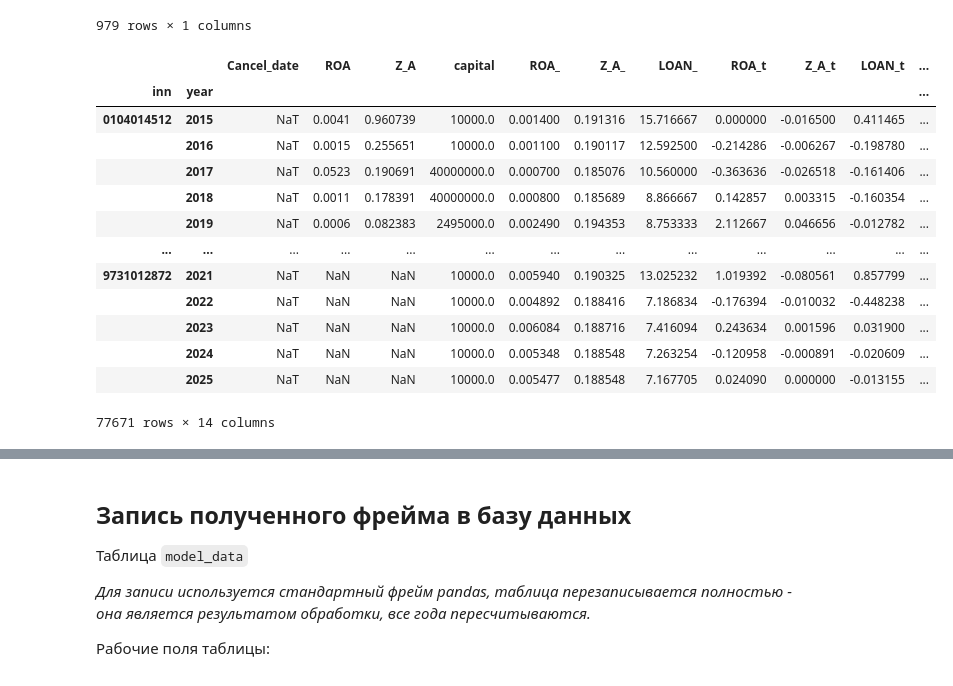
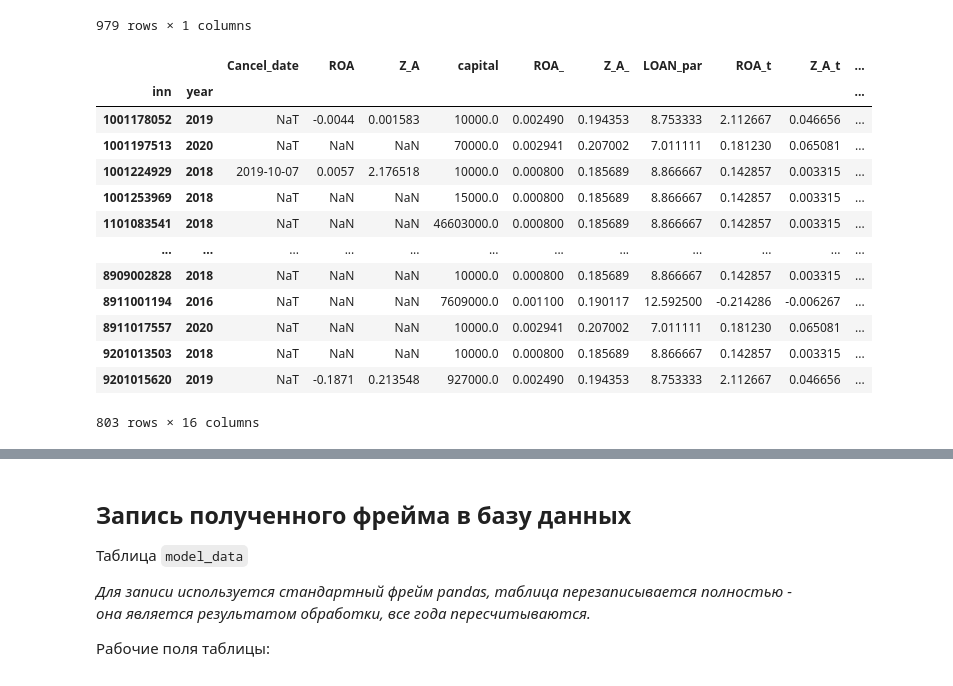
Before and after one commit to amsergeev/AIGK_j, a Jupyter notebook: BNKRPT_MODEL/bankrupt_prob_prepare.ipynb, the cells around one changed output, grey strips where cells are left out. Saved outputs shown, nothing was run; the diff lists cells and outputs as text; code cells hidden in the pictures.

```diff
--- a/BNKRPT_MODEL/bankrupt_prob_prepare.ipynb
+++ b/BNKRPT_MODEL/bankrupt_prob_prepare.ipynb
@@ -694,7 +692,7 @@ ppp=pdf_sp.unstack().loc[idx[:], idx['capital', :]].bfill(axis=1).ffill(axis=1).
 
 pdf_sp['capital']=ppp
 pdf_sp=pdf_sp.loc[idx[ppp.index.get_level_values(0).unique()]]
-pdf_sp['Y']=0
+
 pdf_sp
 # %% [output]
 |  |  | Cancel_date | ROA | Z_A | capital | ROA_ | Z_A_ | LOAN_ | ROA_t | Z_A_t | LOAN_t | ... |
@@ -713,0 +757,24 @@ pdf_sp
+# %%
+lstInn=['0107030022', '0107030777', '0225010632'] # фильтр по компаниям - для удобства контроля, для минимизации вывода
+
+iForeYear=2020 # первый прогнозный год - можгно поменять
+iLastYear=pdf_sp.index.get_level_values('year').unique().tolist()[-1] # последний прогнозный год - из фрейма
+
+lstCalcPars=['ROA_par', 'Z_A_par'] # поля параметров - итоговые поля для записи в базу данных
+lstSrcPars=['ROA', 'Z_A'] # фактические поля, из базы данных SPARK
+lstAddPars=['ROA_d', 'Z_A_d'] # поля с расчитанными приростами
+
+lstForeYears=list(range(iForeYear, iLastYear+1)) # список прогнозных годов
+lstWorkYears=[iForeYear-1, ] + lstForeYears # список прогнозных годов с последним фактическим
+
+pdf_sp[lstCalcPars]=pdf_sp[lstSrcPars] # записываем фактические значения в окончательные (прогнозные года будут пустыми)
+
+idx = pd.IndexSlice
+
+# записываем в прогнозные года значения приростов для последующей кумулятивной суммы
+pdf_sp.loc[idx[:, lstForeYears], idx[lstCalcPars]]=pdf_sp.loc[idx[:, lstForeYears], idx[lstAddPars]].values
+
+# в параметрических полях считаем кумулятивную сумму по прогнозным годам с группировкой по компаниям (индекс inn, level = 0)
+pdf_sp.loc[idx[:, lstForeYears], idx[lstCalcPars]]=pdf_sp.loc[idx[:, lstWorkYears], idx[lstCalcPars]].groupby(level=0)[lstCalcPars].cumsum()
+pdf_sp=pdf_sp.rename(columns={'LOAN_':'LOAN_par'})
+pdf_sp.loc[idx[lstInn, :], idx[:]]
@@ -737,21 +823,22 @@ pdf_bnkrpt
 | 9710001358 | 2020 | 1 |
 979 rows × 1 columns
 # %%
+# pdf_sp['Y']=0
 pdf_sp['Y']=pdf_bnkrpt
 pdf_sp['Y'].fillna(0, inplace=True)
-pdf_sp
+pdf_sp[pdf_sp['Y']==1]
 # %% [output]
-|  |  | Cancel_date | ROA | Z_A | capital | ROA_ | Z_A_ | LOAN_ | ROA_t | Z_A_t | LOAN_t | ... |
-| inn | year |  |  |  |  |  |  |  |  |  |  | ... |
-| 0104014512 | 2015 | NaT | 0.0041 | 0.960739 | 10000.0 | 0.001400 | 0.191316 | 15.716667 | 0.000000 | -0.016500 | 0.411465 | ... |
-|  | 2016 | NaT | 0.0015 | 0.255651 | 10000.0 | 0.001100 | 0.190117 | 12.592500 | -0.214286 | -0.006267 | -0.198780 | ... |
-|  | 2017 | NaT | 0.0523 | 0.190691 | 40000000.0 | 0.000700 | 0.185076 | 10.560000 | -0.363636 | -0.026518 | -0.161406 | ... |
-|  | 2018 | NaT | 0.0011 | 0.178391 | 40000000.0 | 0.000800 | 0.185689 | 8.866667 | 0.142857 | 0.003315 | -0.160354 | ... |
-|  | 2019 | NaT | 0.0006 | 0.082383 | 2495000.0 | 0.002490 | 0.194353 | 8.753333 | 2.112667 | 0.046656 | -0.012782 | ... |
-| ... | ... | ... | ... | ... | ... | ... | ... | ... | ... | ... | ... | ... |
-| 9731012872 | 2021 | NaT | NaN | NaN | 10000.0 | 0.005940 | 0.190325 | 13.025232 | 1.019392 | -0.080561 | 0.857799 | ... |
-|  | 2022 | NaT | NaN | NaN | 10000.0 | 0.004892 | 0.188416 | 7.186834 | -0.176394 | -0.010032 | -0.448238 | ... |
-|  | 2023 | NaT | NaN | NaN | 10000.0 | 0.006084 | 0.188716 | 7.416094 | 0.243634 | 0.001596 | 0.031900 | ... |
-|  | 2024 | NaT | NaN | NaN | 10000.0 | 0.005348 | 0.188548 | 7.263254 | -0.120958 | -0.000891 | -0.020609 | ... |
-|  | 2025 | NaT | NaN | NaN | 10000.0 | 0.005477 | 0.188548 | 7.167705 | 0.024090 | 0.000000 | -0.013155 | ... |
+|  |  | Cancel_date | ROA | Z_A | capital | ROA_ | Z_A_ | LOAN_par | ROA_t | Z_A_t | ... |
+| inn | year |  |  |  |  |  |  |  |  |  | ... |
+| 1001178052 | 2019 | NaT | -0.0044 | 0.001583 | 10000.0 | 0.002490 | 0.194353 | 8.753333 | 2.112667 | 0.046656 | ... |
+| 1001197513 | 2020 | NaT | NaN | NaN | 70000.0 | 0.002941 | 0.207002 | 7.011111 | 0.181230 | 0.065081 | ... |
+| 1001224929 | 2018 | 2019-10-07 | 0.0057 | 2.176518 | 10000.0 | 0.000800 | 0.185689 | 8.866667 | 0.142857 | 0.003315 | ... |
+| 1001253969 | 2018 | NaT | NaN | NaN | 15000.0 | 0.000800 | 0.185689 | 8.866667 | 0.142857 | 0.003315 | ... |
+| 1101083541 | 2018 | NaT | NaN | NaN | 46603000.0 | 0.000800 | 0.185689 | 8.866667 | 0.142857 | 0.003315 | ... |
+| ... | ... | ... | ... | ... | ... | ... | ... | ... | ... | ... | ... |
+| 8909002828 | 2018 | NaT | NaN | NaN | 10000.0 | 0.000800 | 0.185689 | 8.866667 | 0.142857 | 0.003315 | ... |
+| 8911001194 | 2016 | NaT | NaN | NaN | 7609000.0 | 0.001100 | 0.190117 | 12.592500 | -0.214286 | -0.006267 | ... |
+| 8911017557 | 2020 | NaT | NaN | NaN | 10000.0 | 0.002941 | 0.207002 | 7.011111 | 0.181230 | 0.065081 | ... |
+| 9201013503 | 2018 | NaT | NaN | NaN | 10000.0 | 0.000800 | 0.185689 | 8.866667 | 0.142857 | 0.003315 | ... |
+| 9201015620 | 2019 | NaT | -0.1871 | 0.213548 | 927000.0 | 0.002490 | 0.194353 | 8.753333 | 2.112667 | 0.046656 | ... |
-77671 rows × 14 columns
+803 rows × 16 columns
```
Also changed, not shown: parts of 24 cells of this notebook, 12 other files.
